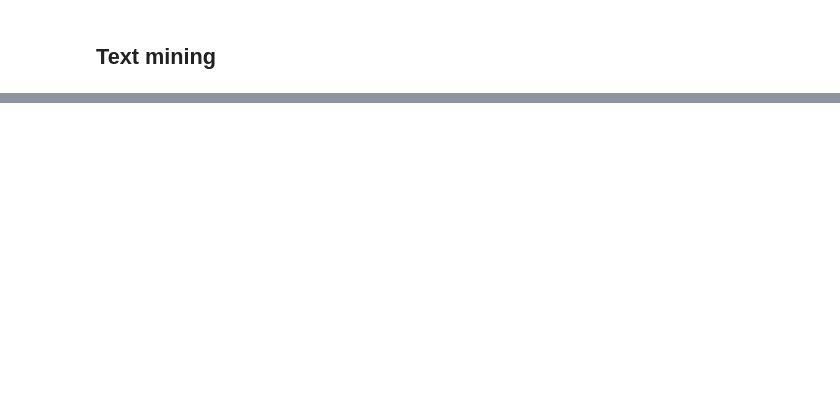
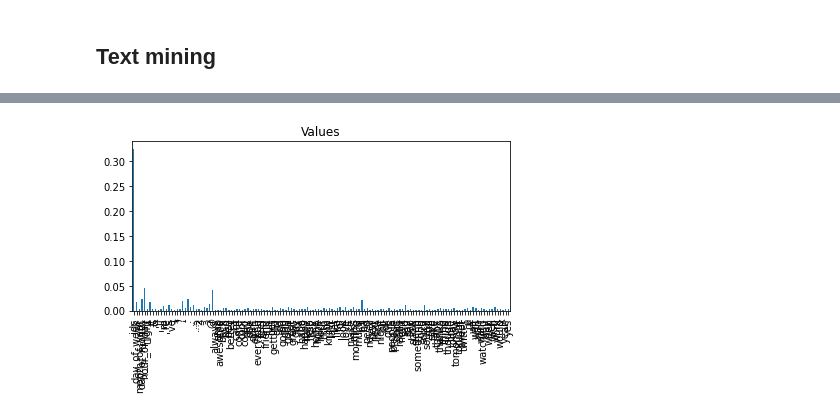
Before and after one commit to Gio99c/dsl-project, a Jupyter notebook: Jupyter EDA.ipynb, the cells around one changed output, grey strips where cells are left out. Drawn from its saved outputs; the diff is of its cells as text; code cells hidden in the pictures; blank space fills up the shorter version.

```diff
--- a/Jupyter EDA.ipynb
+++ b/Jupyter EDA.ipynb
@@ -271,2 +221,0 @@ Normalize _ids_ attribute
-# %%
-tweets["ids"] = ColumnTransformer([('somename', MinMaxScaler(), [0])], remainder='passthrough').fit_transform(tweets)
@@ -305,0 +272,2 @@ X
+# %%
+tweets["ids"] = ColumnTransformer([('somename', MinMaxScaler(), [1])], remainder='passthrough').fit_transform(tweets)
@@ -305,0 +307,10 @@ X
+# %%
+from sklearn.model_selection import train_test_split
+from sklearn.tree import DecisionTreeClassifier
+from sklearn.metrics import f1_score
+
+X_train, X_test, y_train, y_test = train_test_split(X, y, test_size = 0.2, stratify=y)
+clf = DecisionTreeClassifier()
+clf.fit(X_train, y_train)
+y_pred = clf.predict(X_test)
+f1_score(y_test, y_pred, average="macro")
@@ -305,0 +335,15 @@ X
+# %%
+def get_variables_importance(classifier, df):
+    importance = classifier.feature_importances_
+    forest_importance = pd.Series(importance, index=df.columns)
+    fig, ax = plt.subplots()
+    forest_importance.plot.bar(ax=ax)
+    ax.set_title("Feature importance")
+    ax.set_title("Values")
+    fig.tight_layout()
+
+    plt.show()
+# %%
+get_variables_importance(clf, X)
+# %% [output]
+[figure, added]
```
Also changed, not shown: parts of 47 cells of this notebook, 2 other files.
